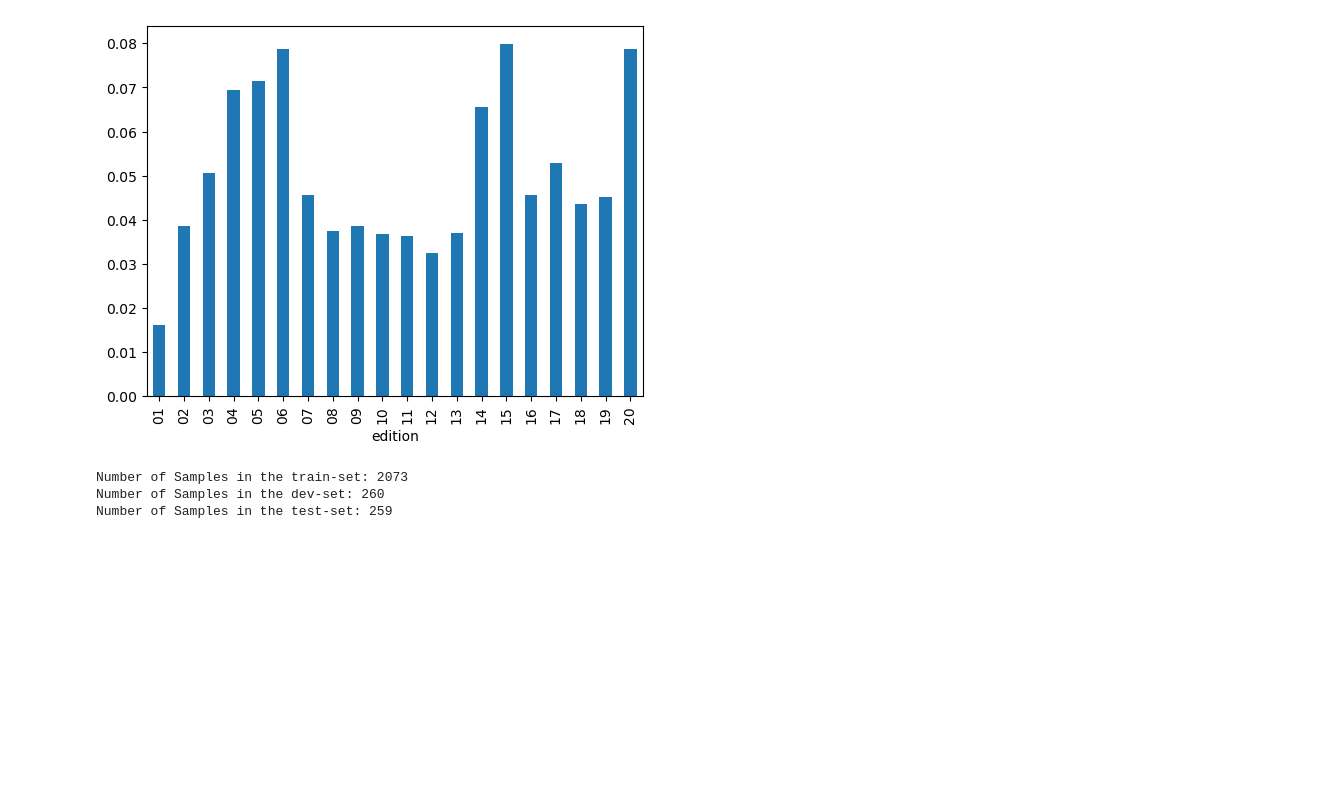
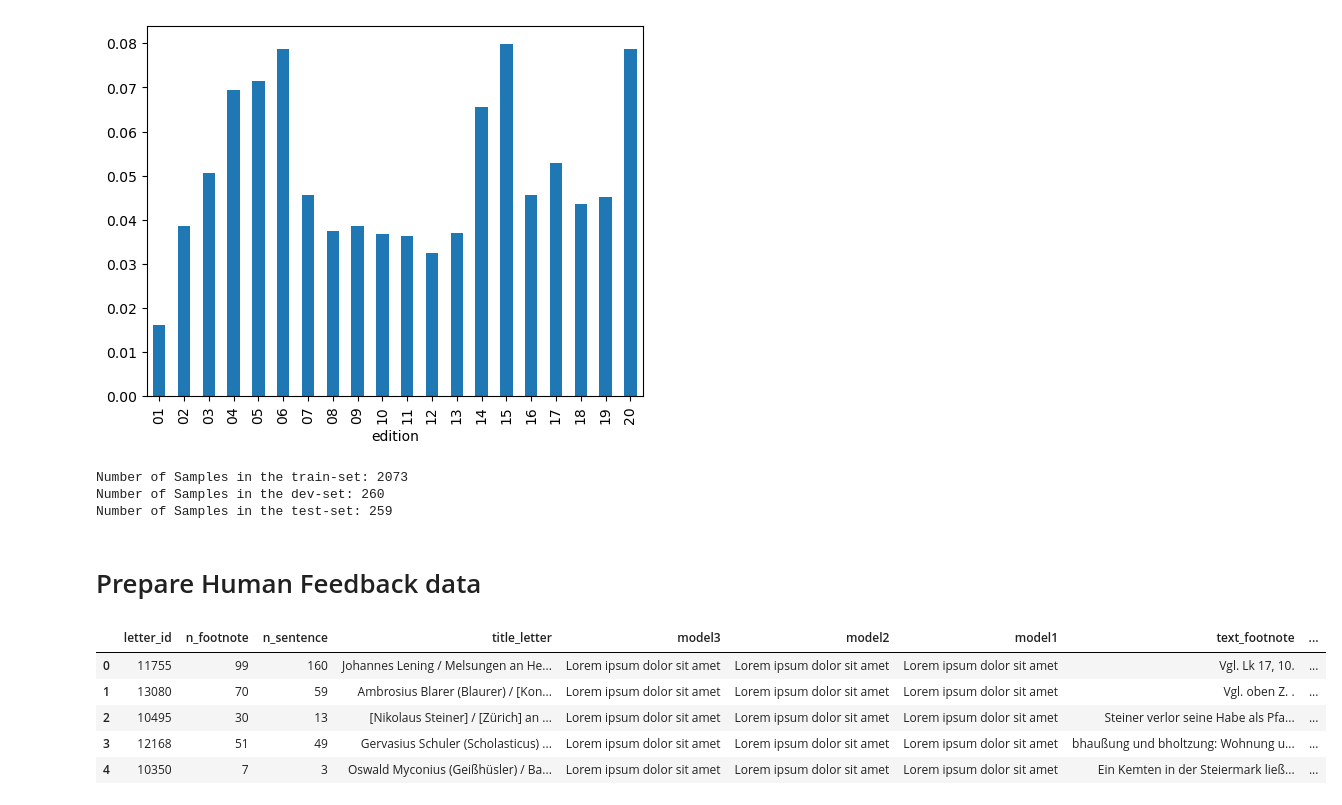
Before and after one commit to Boffl/BullingerDigitalLMFootnotes, a Jupyter notebook: data_analysis_and_preparation/prepare_data.ipynb, the cells around one changed output. Drawn from its saved outputs; the diff is of its cells as text; code cells hidden in the pictures; blank space fills up the shorter version.

```diff
--- a/data_analysis_and_preparation/prepare_data.ipynb
+++ b/data_analysis_and_preparation/prepare_data.ipynb
@@ -470,3 +476,24 @@ for split in strat_sample_dict:
 Number of Samples in the train-set: 2073
 Number of Samples in the dev-set: 260
 Number of Samples in the test-set: 259
+# %% [markdown]
+# Prepare Human Feedback data
+# %%
+# variables to run this section independently
+import json
+import pandas as pd
+with open("../../data/strat_sample.json", "r", encoding="utf-8") as injson:
+    strat_sample_dict = json.load(injson)
+
+footnote_df_new_classification = pd.read_csv("footnote_df_new_classification.csv")
+# %%
+
+
+from prepare_human_feedback import sample_from_test_set
+
+
+
+
+sample_df = sample_from_test_set(footnote_df_new_classification, strat_sample_dict)
+sample_df = sample_df.drop(columns=["edition", "xml_footnote", "xml_sentence", "len_footnote", "pos_footnote"])
+# choose 40 footnotes, make sure equal amounts of languages and maybe labels
@@ -472,0 +508,31 @@ Number of Samples in the test-set: 259
+# %%
+from prepare_human_feedback import input_letter_head
+
+# Todo: make this a real function, when the data is available
+def input_model_answers(n_column):
+    """For now just a placeholder function.
+    todo: get model responses, remove markup, insert to df"""
+    global sample_df
+    data = {}
+    for i in range(1,4):
+        data[f"model{i}"] = "Lorem ipsum dolor sit amet"
+
+    for model in data:
+        try:
+            sample_df.insert(n_column, model, data[model])
+        except ValueError:
+            sample_df = sample_df.drop(columns=[model])
+            sample_df.insert(n_column, model, data[model])
+
+
+
+input_model_answers(3)
+input_letter_head(sample_df, 3)
+sample_df.head()
+# %% [output]
+|  | letter_id | n_footnote | n_sentence | title_letter | model3 | model2 | model1 | text_footnote | ... |
+| 0 | 11755 | 99 | 160 | Johannes Lening / Melsungen an He... | Lorem ipsum dolor sit amet | Lorem ipsum dolor sit amet | Lorem ipsum dolor sit amet | Vgl. Lk 17, 10. | ... |
+| 1 | 13080 | 70 | 59 | Ambrosius Blarer (Blaurer) / [Kon... | Lorem ipsum dolor sit amet | Lorem ipsum dolor sit amet | Lorem ipsum dolor sit amet | Vgl. oben Z. . | ... |
+| 2 | 10495 | 30 | 13 | [Nikolaus Steiner] / [Zürich] an ... | Lorem ipsum dolor sit amet | Lorem ipsum dolor sit amet | Lorem ipsum dolor sit amet | Steiner verlor seine Habe als Pfa... | ... |
+| 3 | 12168 | 51 | 49 | Gervasius Schuler (Scholasticus) ... | Lorem ipsum dolor sit amet | Lorem ipsum dolor sit amet | Lorem ipsum dolor sit amet | bhaußung und bholtzung: Wohnung u... | ... |
+| 4 | 10350 | 7 | 3 | Oswald Myconius (Geißhüsler) / Ba... | Lorem ipsum dolor sit amet | Lorem ipsum dolor sit amet | Lorem ipsum dolor sit amet | Ein Kemten in der Steiermark ließ... | ... |
```
Also changed, not shown: parts of 7 cells of this notebook, 4 other files.
